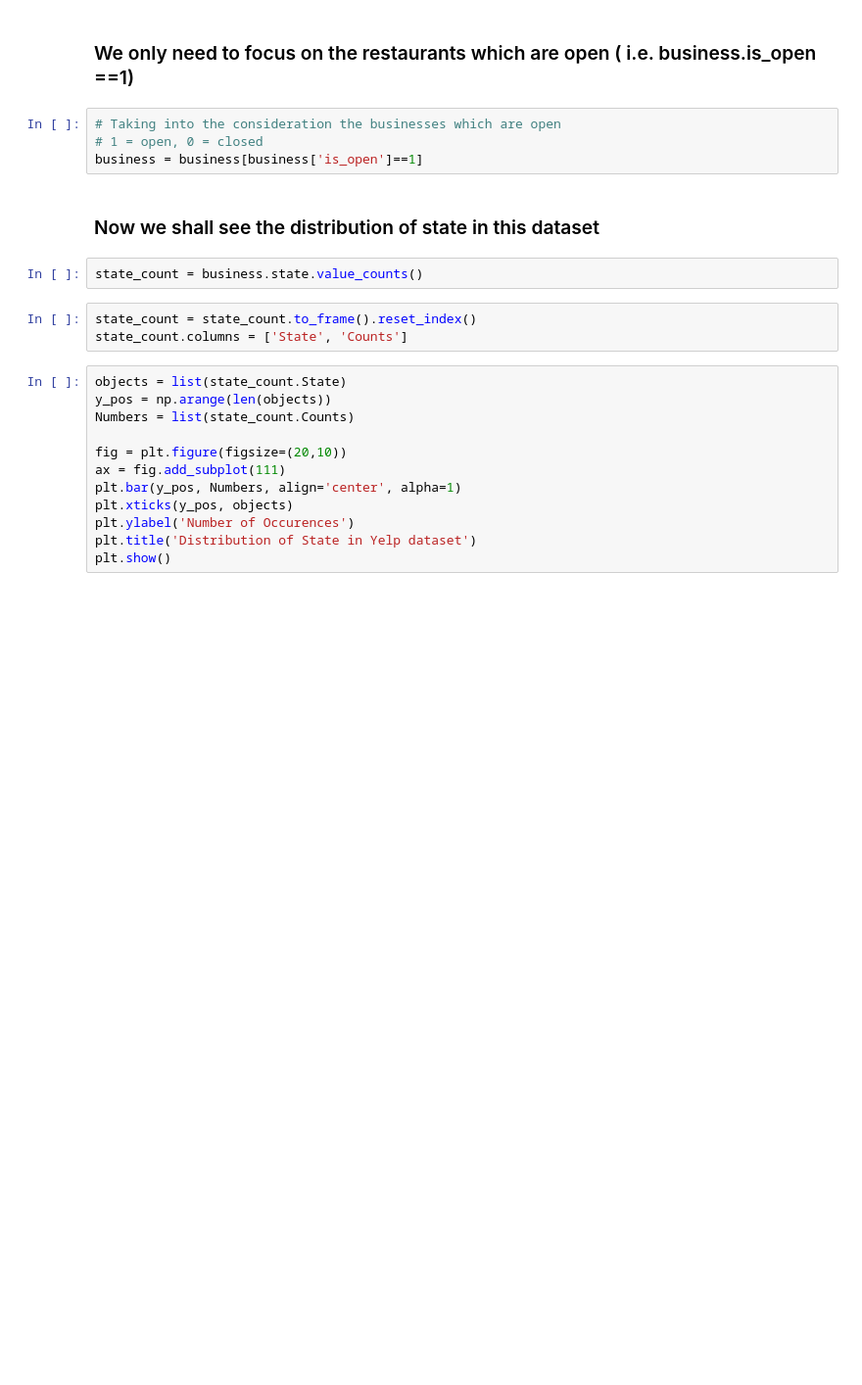
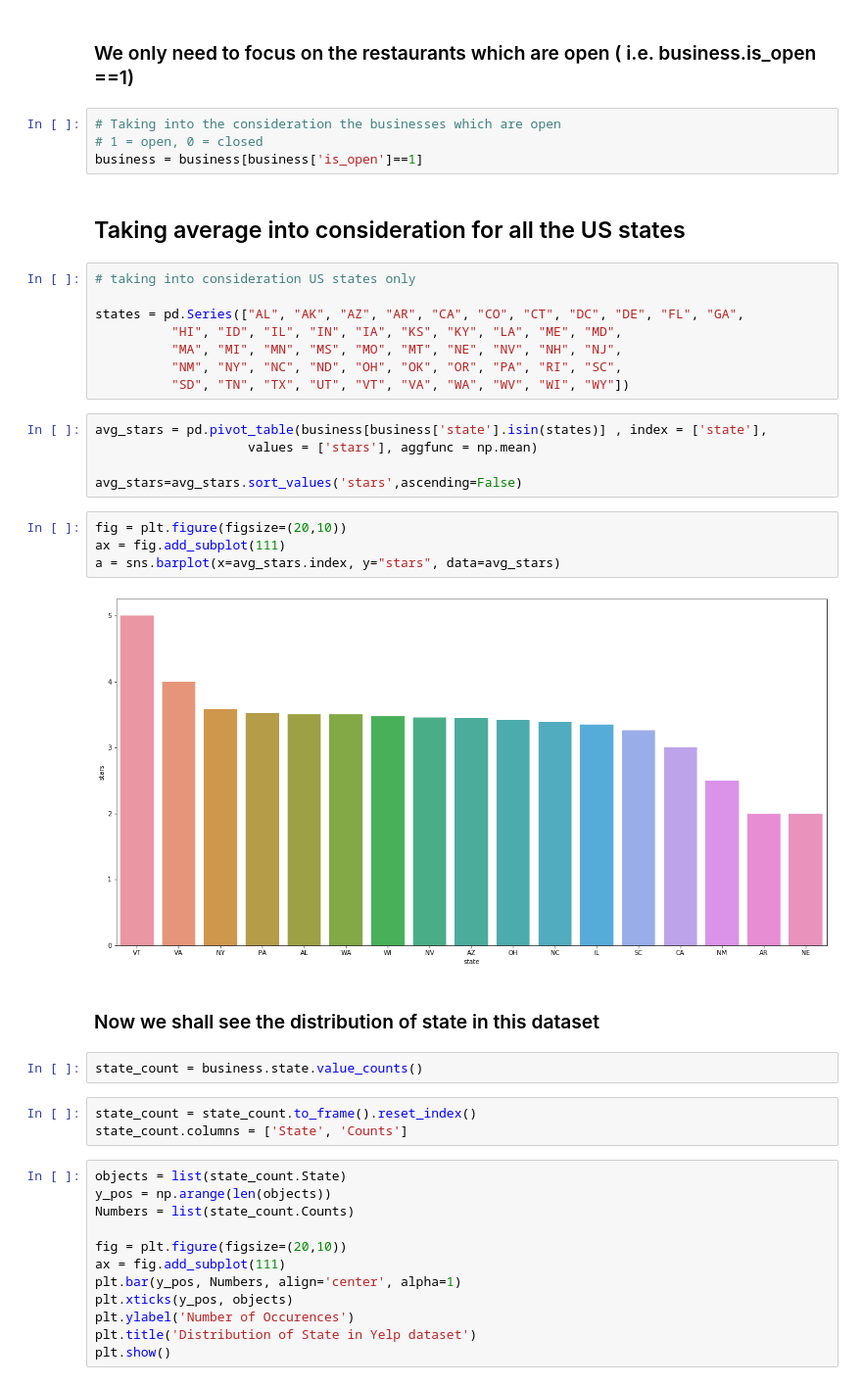
Before and after one commit to rnair7163/Restaurant-Recommendation-System-using-Yelp-Dataset, a Jupyter notebook: EDA/EDA-Business.ipynb, the cells around one changed output. Shown at 98% size. Cells and saved outputs as stored; diff of their text form; blank space fills up the shorter version.

```diff
--- a/EDA/EDA-Business.ipynb
+++ b/EDA/EDA-Business.ipynb
@@ -112,6 +112,27 @@ business
 # Taking into the consideration the businesses which are open
 # 1 = open, 0 = closed
 business = business[business['is_open']==1]
+# %% [markdown]
+## Taking average into consideration for all the US states
+# %%
+# taking into consideration US states only
+
+states = pd.Series(["AL", "AK", "AZ", "AR", "CA", "CO", "CT", "DC", "DE", "FL", "GA",
+          "HI", "ID", "IL", "IN", "IA", "KS", "KY", "LA", "ME", "MD",
+          "MA", "MI", "MN", "MS", "MO", "MT", "NE", "NV", "NH", "NJ",
+          "NM", "NY", "NC", "ND", "OH", "OK", "OR", "PA", "RI", "SC",
+          "SD", "TN", "TX", "UT", "VT", "VA", "WA", "WV", "WI", "WY"])
+# %%
+avg_stars = pd.pivot_table(business[business['state'].isin(states)] , index = ['state'],
+                    values = ['stars'], aggfunc = np.mean)
+
+avg_stars=avg_stars.sort_values('stars',ascending=False)
+# %%
+fig = plt.figure(figsize=(20,10))
+ax = fig.add_subplot(111)
+a = sns.barplot(x=avg_stars.index, y="stars", data=avg_stars)
+# %% [output]
+[figure, added]
 # %% [markdown]
 ### Now we shall see the distribution of state in this dataset
 # %%
```
Also changed, not shown: parts of 6 cells of this notebook.
